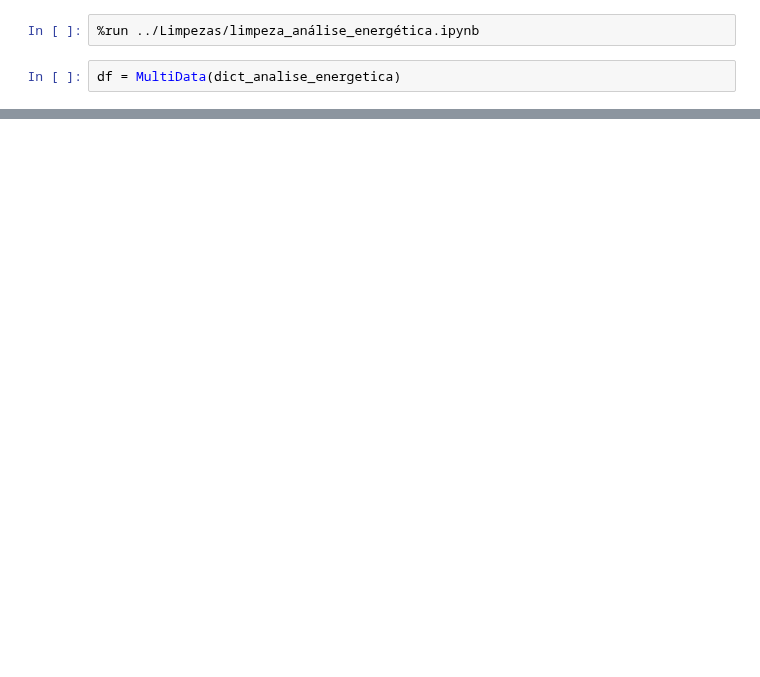
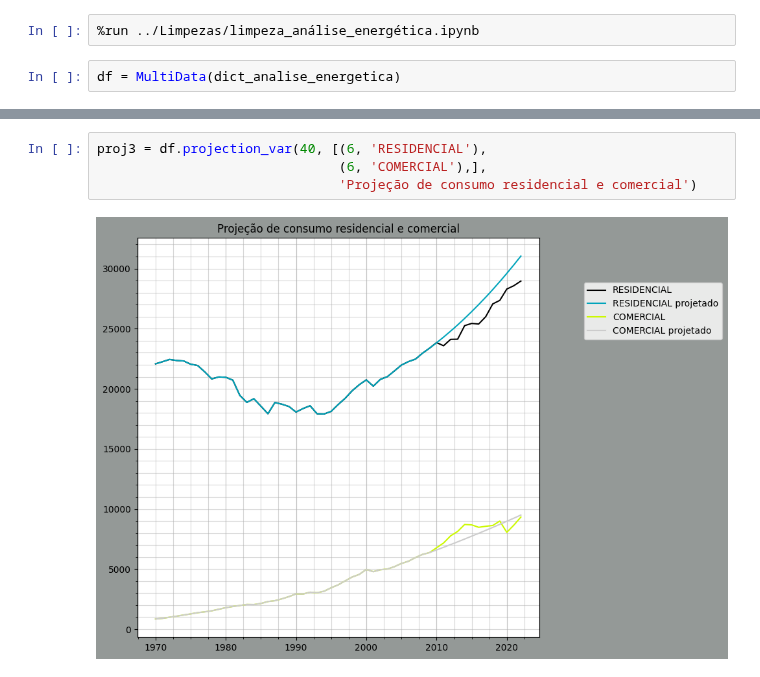
Before and after one commit to scrrpfv/projeto-ip, a Jupyter notebook: Analises/projecao.ipynb, the cells around one changed output, grey strips where cells are left out. Cells and saved outputs as stored; diff of their text form; blank space fills up the shorter version.

```diff
--- a/Analises/projecao.ipynb
+++ b/Analises/projecao.ipynb
@@ -63,0 +85,6 @@ errordiff(resultado2, resultado3)
+# %%
+proj3 = df.projection_var(40, [(6, 'RESIDENCIAL'),
+                               (6, 'COMERCIAL'),],
+                               'Projeção de consumo residencial e comercial')
+# %% [output]
+[figure, added]
```
Also changed, not shown: parts of 34 cells of this notebook, 2 other files.
